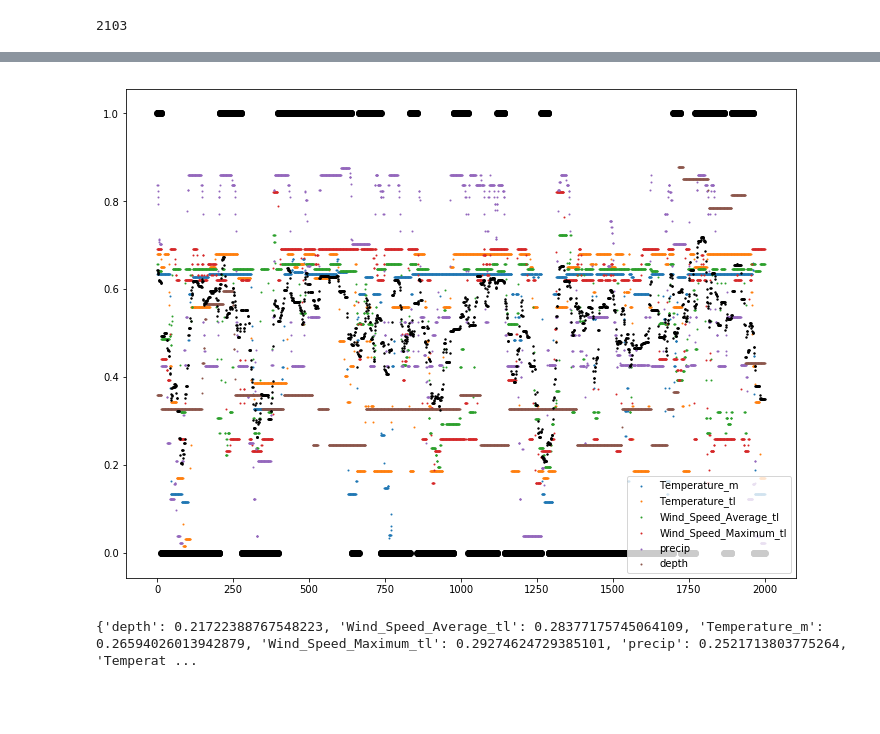
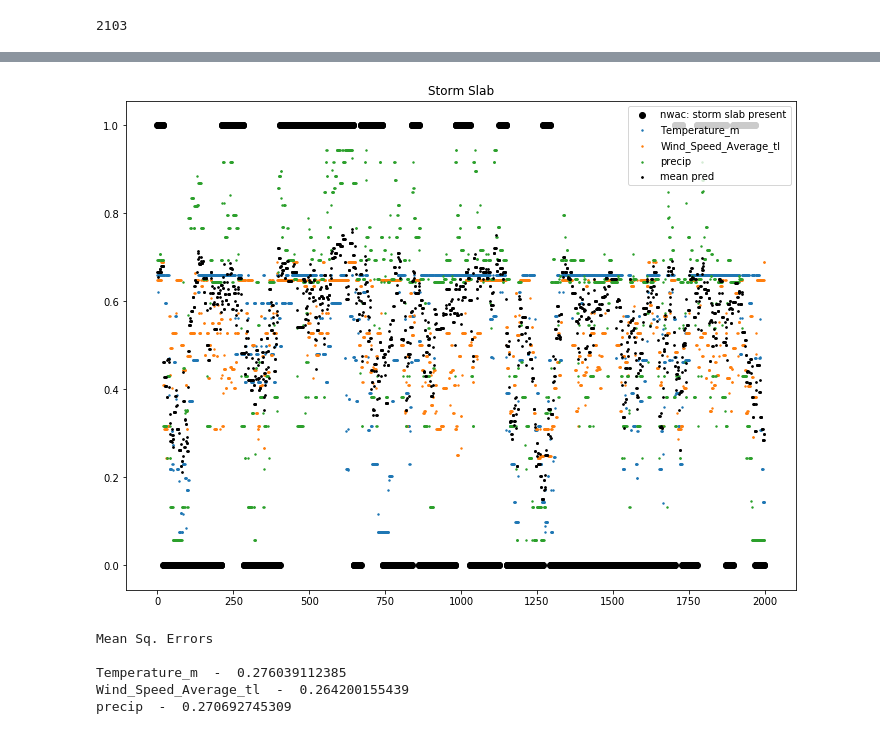
Before and after one commit to notsambeck/avalanche, a Jupyter notebook: eda-storm_slab-transform.ipynb, the cells around one changed output, grey strips where cells are left out. Saved outputs shown, nothing was run; the diff lists cells and outputs as text; code cells hidden in the pictures; blank space fills up the shorter version.

```diff
--- a/eda-storm_slab-transform.ipynb
+++ b/eda-storm_slab-transform.ipynb
@@ -96,11 +96,12 @@ y_ok.__len__() = 9910
 # %%
 df.precip = df.precip.apply(lambda x: x*100)
 # %%
-cols = ['Temperature_m', 'Temperature_tl', 'Wind_Speed_Average_tl', 'Wind_Speed_Maximum_tl', 'precip', 'depth',]
+cols = ['Temperature_m', 'Wind_Speed_Average_tl', 'precip']
 # cols to use
 
 data = df[cols]
 
+# DNU   'depth', 'Temperature_tl', 'Wind_Speed_Maximum_tl',
        #'above', 'below', 'near', 'storm_slabs', 'wet_slabs', 'Relative_Humidity_m',
        #'persistent', 'wind_slab', 'loose_wet', 'glide', 'cornices',
        #'loose_dry', 'Relative_Humidity_tl',  'Wind_Direction_(deg.)_tl',]
@@ -203,0 +234,11 @@ For dataset, use DCT of time series points; this is the same information but eas
+# %%
+# test - rebuild some samples with DCT III to confirm that this is real
+
+# X_transformed_back = np.zeros(X_multiseries.shape)  # copy shape of old dataset; transform will be same shape.
+# OR
+X_transformed_back = np.zeros(X_transform.shape)  # copy shape of transform; remap times to this scale
+
+X_transformed_back[:, :transform_components, :] = X_transform
+
+for time_series in tqdm(range(X_multiseries.shape[-1])):
+    X_transformed_back[:, :, time_series] = dct(X_transformed_back[:, :, time_series], type=3)
@@ -208,4 +277,4 @@ from sklearn.ensemble import RandomForestRegressor as RF
 X_transform[:, :, ]
 multi_rf = {}
 for i in range(len(data.columns)):
-    multi_rf[i] = RF(n_estimators=10, n_jobs=-1, max_features=2, max_depth=3)
+    multi_rf[i] = RF(n_estimators=3, n_jobs=-1, max_features=3, max_depth=3)
@@ -232,9 +281,12 @@ print(X_transform.shape)
 # %%
+# train/test split
+
 split = -2000
-X_train = X_transform[:split]
-X_test = X_transform[split:]
+X_train = X_transformed_back[:split]
+X_test = X_transformed_back[split:]
 
-y_train = y[:split]   # y is a DataFrame
-y_test = y[split:]
-y_train.head()
+y_train = y[:split].values   # y is a DataFrame
+y_test = y[split:].values
+
+y_train.shape
 # %% [output]
@@ -372,29 +425,33 @@ for t in range(30):
 # %%
 plt.figure(figsize=(12, 9))
 
-plt.scatter(range(len(y_test)), y_test.values, c='k')
+plt.scatter(range(len(y_test)), y_test, c='k', label='nwac: storm slab present')
+
 for s in range(X_test_meta.shape[-1]):
-    plt.scatter(range(len(X_test_meta)), X_test_meta[:, s], s=1, label=cols[s])
+    plt.scatter(range(len(X_test_meta)), X_test_meta[:, s], s=2, label=cols[s])
 # not very helpful, therefore:
 
-plt.scatter(range(len(X_test_meta)), X_test_meta.mean(axis=1), s=2, c='k')
-plt.legend(loc=4)
+plt.scatter(range(len(X_test_meta)), X_test_meta.mean(axis=1), s=3, c='k', label='mean pred')
+
+plt.title('Storm Slab')
+plt.legend(loc=1)
 
 plt.show()
 # n_estimators = 5
 # %% [output]
-[figure, old version]
+[figure, new version]
 # %%
-cols = ['Temperature_m', 'Temperature_tl', 'Wind_Speed_Average_tl',
-        'Wind_Speed_Maximum_tl', 'precip', 'depth',]
-
+print('Mean Sq. Errors \n')
 mse = {}
 for s in range(len(cols)):
-    mse[cols[s]] = sum((X_test_meta[:, s] - y_test.values) ** 2) / len(y_test)
-
-print(mse)
+    mse[cols[s]] = sum((X_test_meta[:, s] - y_test) ** 2) / len(y_test)
+    print(cols[s], ' - ', mse[cols[s]])
 # %% [output]
-{'depth': 0.21722388767548223, 'Wind_Speed_Average_tl': 0.28377175745064109, 'Temperature_m': 0.26594026013942879, 'Wind_Speed_Maximum_tl': 0.29274624729385101, 'precip': 0.2521713803775264, 'Temperat ...
+Mean Sq. Errors
+
+Temperature_m  -  0.276039112385
+Wind_Speed_Average_tl  -  0.264200155439
+precip  -  0.270692745309
 # %%
 for s in range(len(cols)):
     print(cols[s])
```
Also changed, not shown: parts of 24 cells of this notebook, 51 other files.
